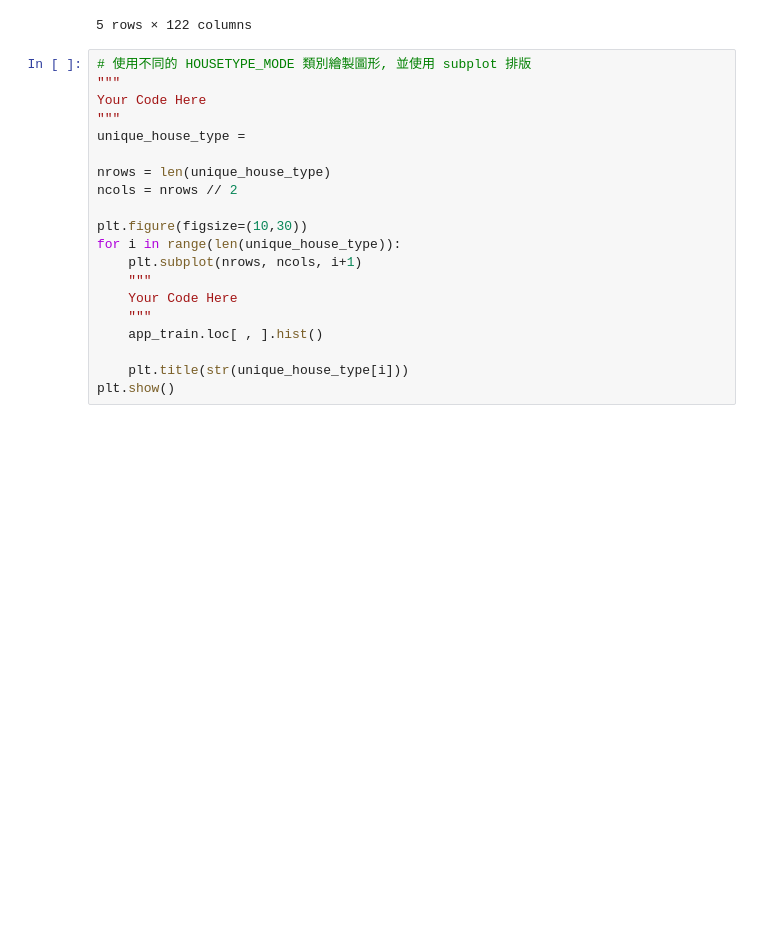
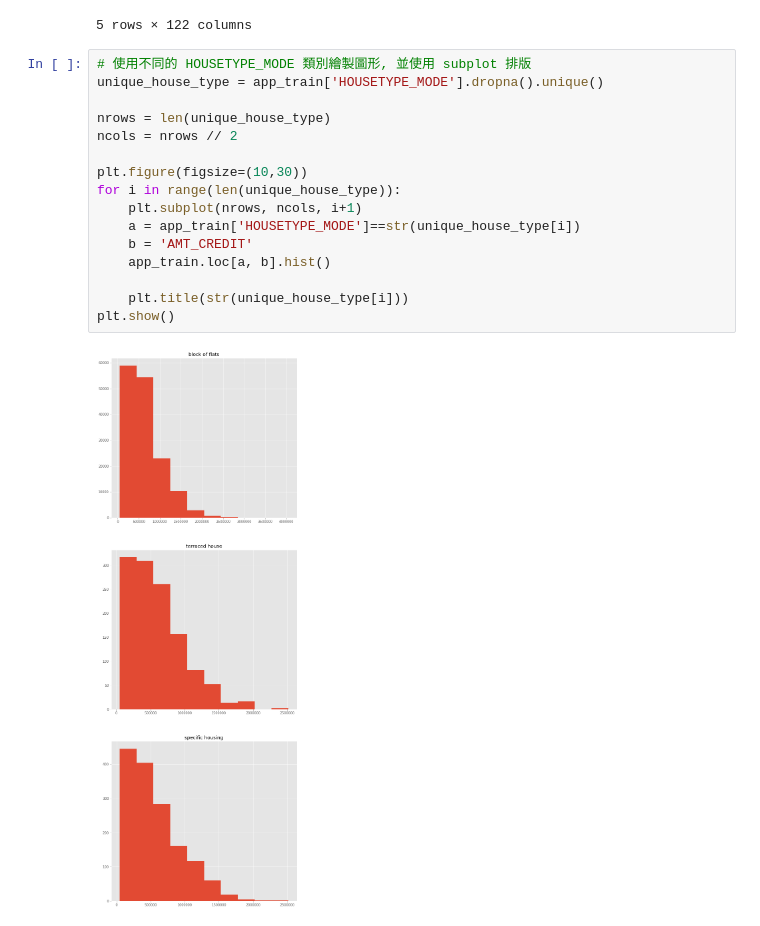
Before and after one commit to linghung/3rd-ML100Days, a Jupyter notebook: homework/Day_019_HW.ipynb, the cells around one changed output. Saved outputs shown, nothing was run; the diff lists cells and outputs as text; blank space fills up the shorter version.

```diff
--- a/homework/Day_019_HW.ipynb
+++ b/homework/Day_019_HW.ipynb
@@ -41,21 +41,19 @@ Path of read in data: ./data/application_train.csv
 5 rows × 122 columns
 # %%
 # 使用不同的 HOUSETYPE_MODE 類別繪製圖形, 並使用 subplot 排版
-"""
-Your Code Here
-"""
-unique_house_type =
+unique_house_type = app_train['HOUSETYPE_MODE'].dropna().unique()
 
 nrows = len(unique_house_type)
 ncols = nrows // 2
 
 plt.figure(figsize=(10,30))
 for i in range(len(unique_house_type)):
     plt.subplot(nrows, ncols, i+1)
-    """
-    Your Code Here
-    """
-    app_train.loc[ , ].hist()
+    a = app_train['HOUSETYPE_MODE']==str(unique_house_type[i])
+    b = 'AMT_CREDIT'
+    app_train.loc[a, b].hist()
 
     plt.title(str(unique_house_type[i]))
 plt.show()
+# %% [output]
+[figure, added]
```
